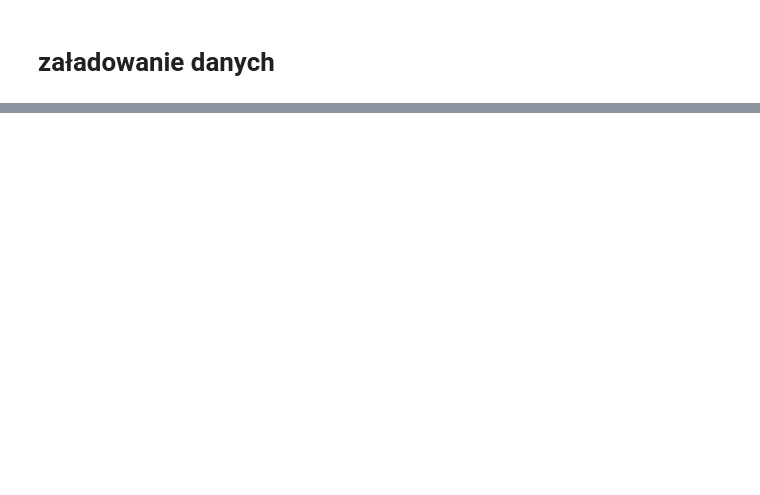
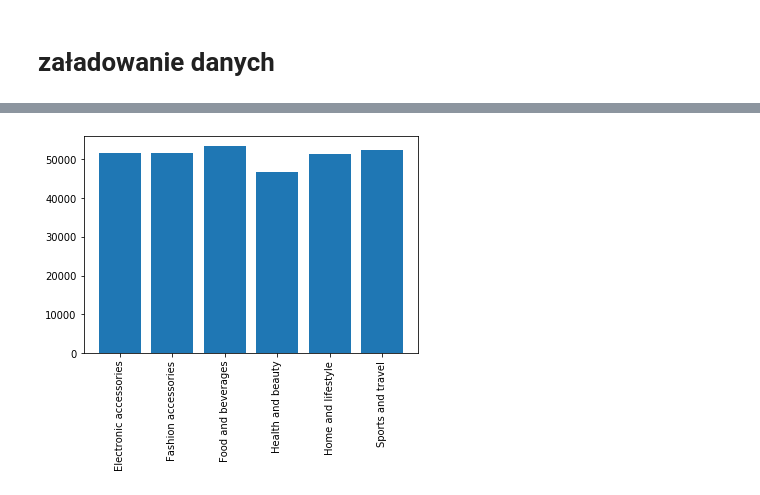
Before and after one commit to Patmik/CV, a Jupyter notebook: supermarket/markety.ipynb, the cells around one changed output, grey strips where cells are left out. Cells and saved outputs as stored; diff of their text form; code cells hidden in the pictures; blank space fills up the shorter version.

```diff
--- a/supermarket/markety.ipynb
+++ b/supermarket/markety.ipynb
@@ -16,0 +68,17 @@ db_markets.head()
+# %%
+# najbardziej dochodowy product line
+
+db_markets['all_purchases']=db_markets['Unit price']*db_markets['Quantity']
+results=db_markets.groupby('Product line')['all_purchases'].sum()
+results
+
+product_lines=[product_line for product_line, df in db_markets.groupby('Product line')]
+
+
+
+plt.bar(product_lines,results)
+plt.xticks(product_lines,rotation='vertical')
+
+plt.show()
+# %% [output]
+[figure, added]
```
Also changed, not shown: parts of 5 cells of this notebook.
